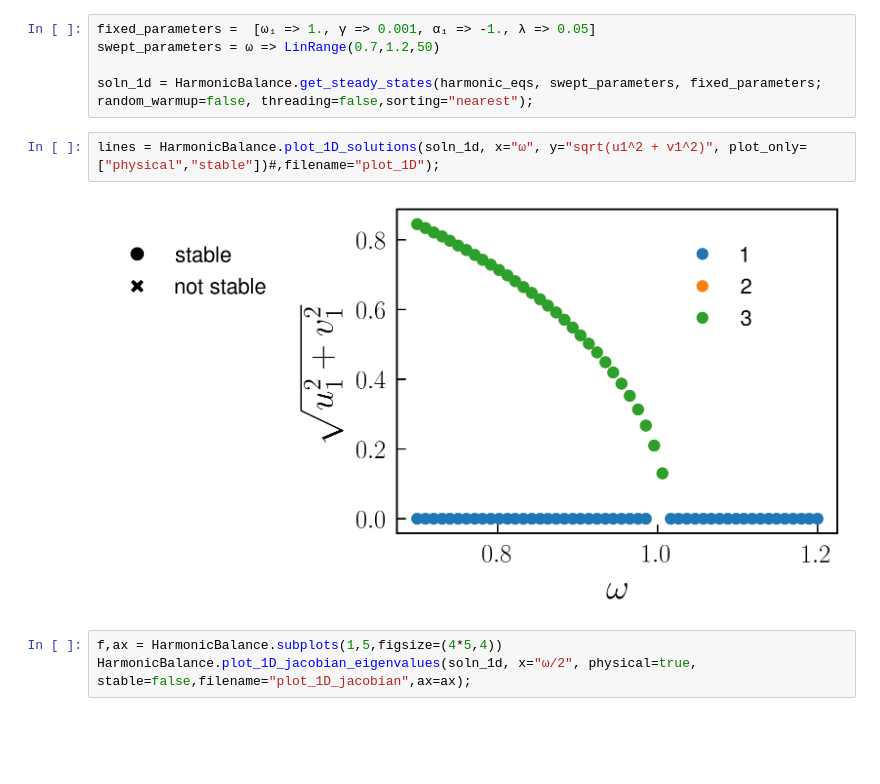
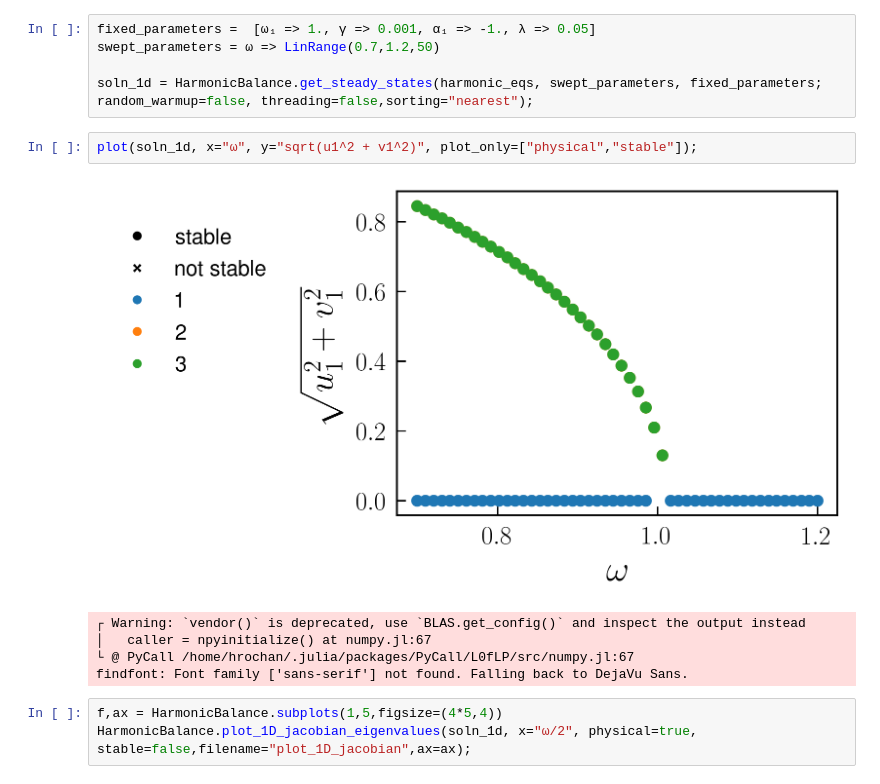
Before and after one commit to NonlinearOscillations/HarmonicBalance-notebooks, a Jupyter notebook: examples/two_parametrons.ipynb, the cells around one changed output. Cells and saved outputs as stored; diff of their text form; blank space fills up the shorter version.

```diff
--- a/examples/two_parametrons.ipynb
+++ b/examples/two_parametrons.ipynb
@@ -24,9 +35,13 @@ swept_parameters = ω => LinRange(0.7,1.2,50)
 
 soln_1d = HarmonicBalance.get_steady_states(harmonic_eqs, swept_parameters, fixed_parameters; random_warmup=false, threading=false,sorting="nearest");
 # %%
-lines = HarmonicBalance.plot_1D_solutions(soln_1d, x="ω", y="sqrt(u1^2 + v1^2)", plot_only=["physical","stable"])#,filename="plot_1D");
+plot(soln_1d, x="ω", y="sqrt(u1^2 + v1^2)", plot_only=["physical","stable"]);
 # %% [output]
-[figure, old version]
+[figure, new version]
+┌ Warning: `vendor()` is deprecated, use `BLAS.get_config()` and inspect the output instead
+│   caller = npyinitialize() at numpy.jl:67
+└ @ PyCall /home/hrochan/.julia/packages/PyCall/L0fLP/src/numpy.jl:67
+findfont: Font family ['sans-serif'] not found. Falling back to DejaVu Sans.
 # %%
 f,ax = HarmonicBalance.subplots(1,5,figsize=(4*5,4))
 HarmonicBalance.plot_1D_jacobian_eigenvalues(soln_1d, x="ω/2", physical=true, stable=false,filename="plot_1D_jacobian",ax=ax);
```
Also changed, not shown: parts of 14 cells of this notebook.
